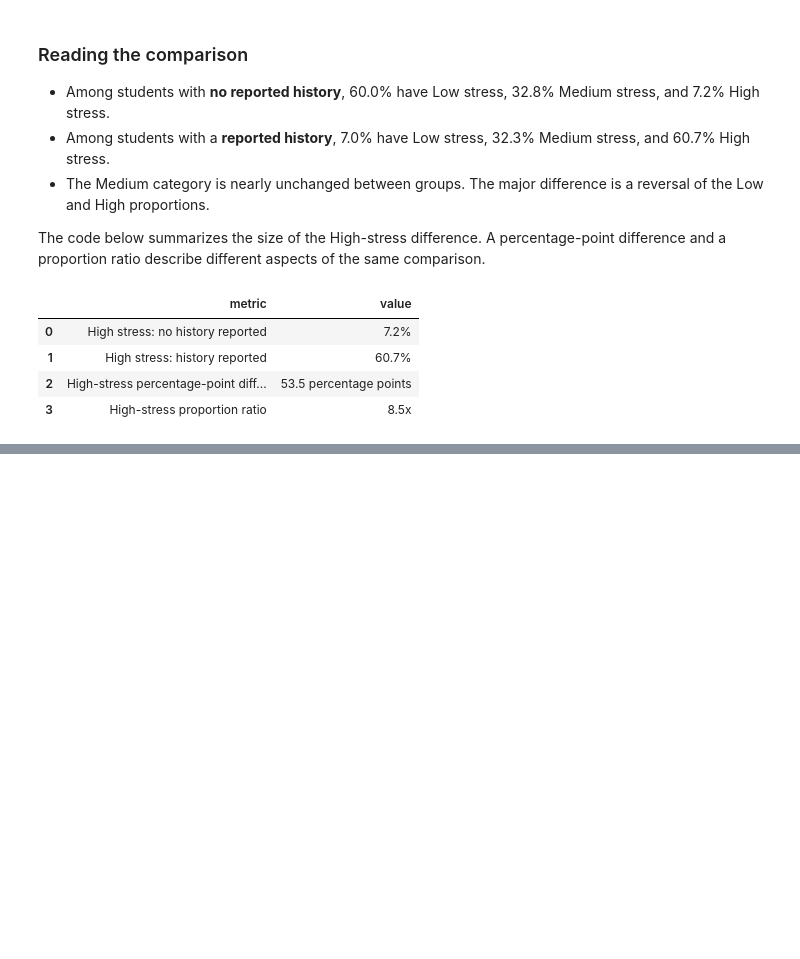
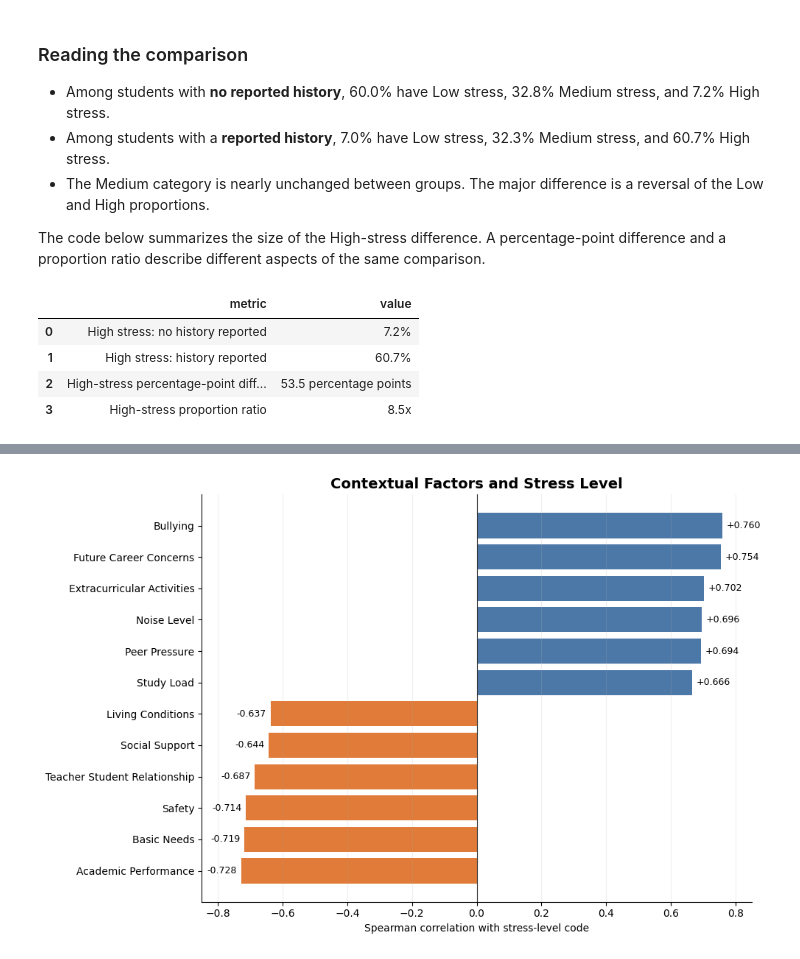
Before and after one commit to ShayanNajafian/academic-stress-research, a Jupyter notebook: notebooks/analysis.ipynb, the cells around one changed output, grey strips where cells are left out. Cells and saved outputs as stored; diff of their text form; code cells hidden in the pictures; blank space fills up the shorter version.

Commit message:
feat: complete contextual-factor exploratory analysis

```diff
--- a/notebooks/analysis.ipynb
+++ b/notebooks/analysis.ipynb
@@ -608,0 +616,42 @@ The project will pursue an early-warning direction while acknowledging that the
+# %%
+plot_data = context_associations.sort_values("spearman_rho")
+readable_labels = [
+    label.replace("_", " ").title()
+    for label in plot_data.index
+]
+colors = [
+    "#4C78A8" if value > 0 else "#E07B39"
+    for value in plot_data["spearman_rho"]
+]
+
+association_fig, ax = plt.subplots(figsize=(10, 6.5))
+bars = ax.barh(
+    readable_labels,
+    plot_data["spearman_rho"],
+    color=colors,
+)
+
+ax.axvline(0, color="#333333", linewidth=0.8)
+ax.bar_label(
+    bars,
+    labels=[f"{value:+.3f}" for value in plot_data["spearman_rho"]],
+    padding=4,
+    fontsize=9,
+)
+ax.set_xlim(-0.85, 0.85)
+ax.set_xlabel("Spearman correlation with stress-level code")
+ax.set_title(
+    "Contextual Factors and Stress Level",
+    fontsize=14,
+    fontweight="bold",
+)
+ax.grid(axis="x", alpha=0.2)
+ax.spines["top"].set_visible(False)
+ax.spines["right"].set_visible(False)
+
+association_fig.tight_layout()
+association_output = FIGURES_DIR / "contextual-feature-correlations.png"
+association_fig.savefig(association_output, dpi=300, bbox_inches="tight")
+plt.show()
+# %% [output]
+[figure, added]
```
Also changed, not shown: parts of 7 cells of this notebook, 2 other files.
